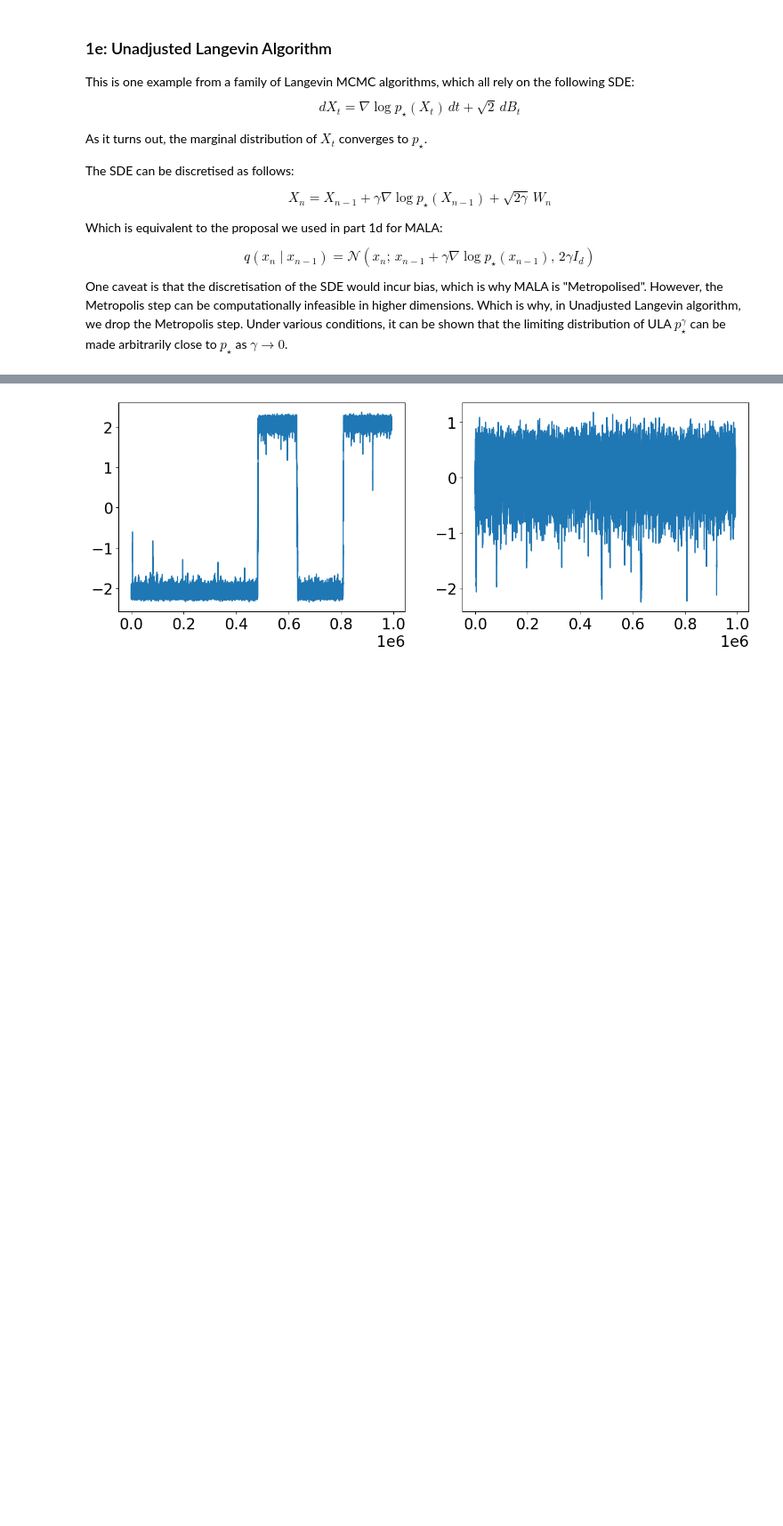
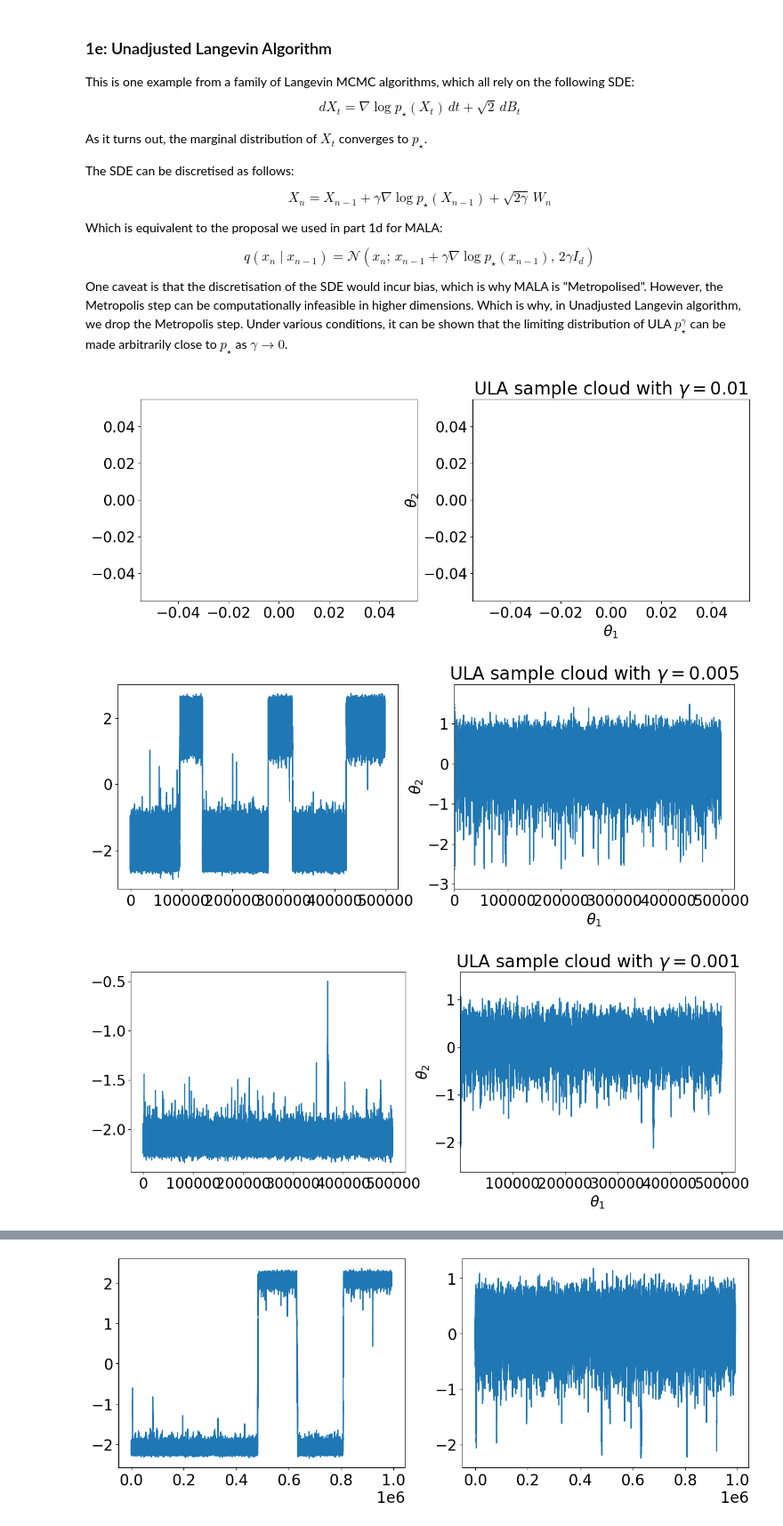
Before and after one commit to alisaklymchuk/stochastic_simulation_math60047, a Jupyter notebook: coursework.ipynb, the cells around one changed output, grey strips where cells are left out. Shown at 89% size. Drawn from its saved outputs; the diff is of its cells as text; code cells hidden in the pictures; blank space fills up the shorter version.

```diff
--- a/coursework.ipynb
+++ b/coursework.ipynb
@@ -560,3 +581,15 @@ def ula(target=log_posterior, N=1_000_000,
     return samples[burnin:]
 
 ula_mc = ula()
+# %%
+# Tuning gamma by looking at the sample cloud
+
+gamma_list = [0.01, 0.005, 0.001, 0.0005, 0.0001]
+for gamma in gamma_list:
+    ula_g = ula(N=500_000, gamma=gamma, burnin = 1000)
+    trace_plots(ula_g, f"ULA traceplots with $\gamma = ${gamma}")
+    samples_cloud(ula_g, f"ULA sample cloud with $\gamma = ${gamma}")
+# %% [output]
+[figure, added]
+[figure, added]
+[figure, added]
```
Also changed, not shown: parts of 5 cells of this notebook.
